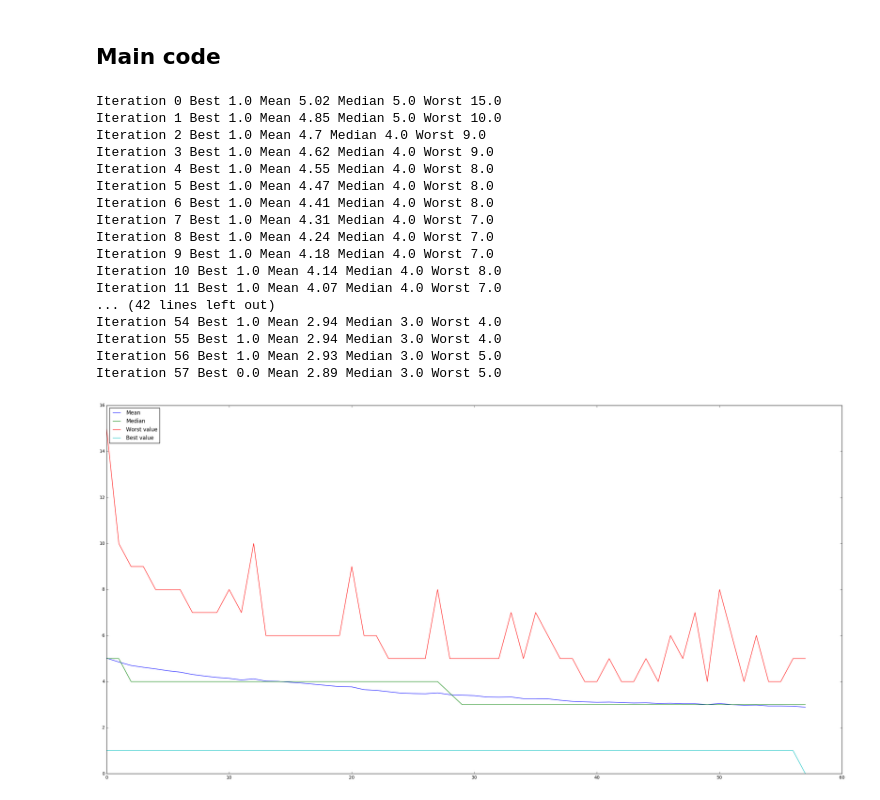
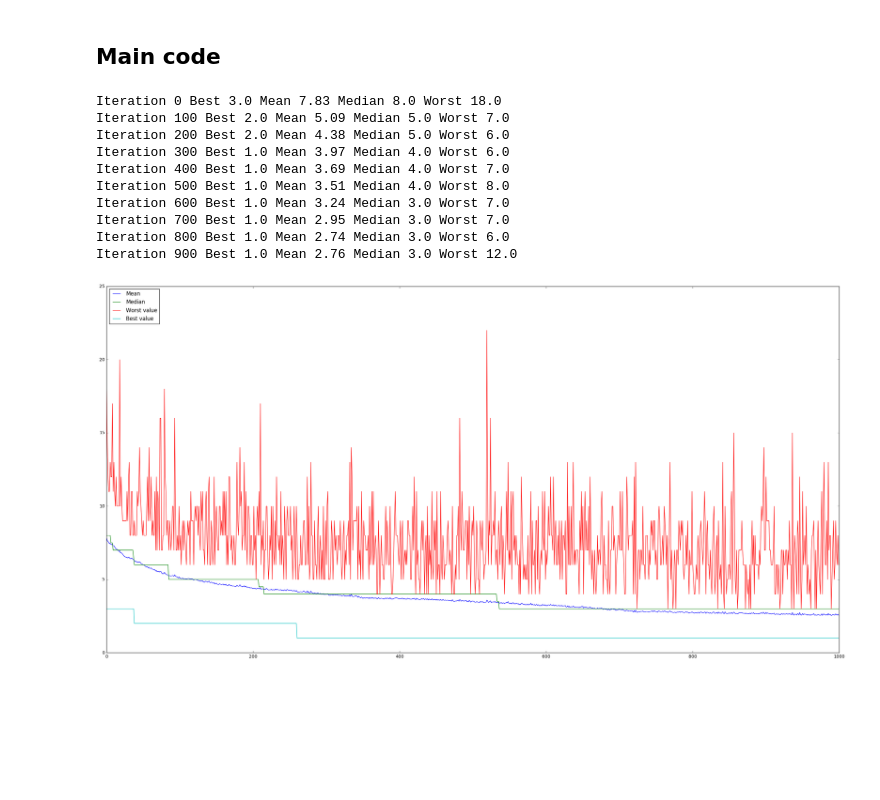
Before and after one commit to dtamarkov/evolutionary_algorithms, a Jupyter notebook: genetic_algorithm_nqueens.ipynb, the cells around one changed output. Saved outputs shown, nothing was run; the diff lists cells and outputs as text; code cells hidden in the pictures; blank space fills up the shorter version.

```diff
--- a/genetic_algorithm_nqueens.ipynb
+++ b/genetic_algorithm_nqueens.ipynb
@@ -137,62 +79,60 @@ def replace_gen(population, children):
 
 import numpy as np
 import matplotlib.pyplot as plt
+import evolutionary.mutations as mutation
+import evolutionary.crossovers as crossover
+import evolutionary.selections as selection
+
 %matplotlib inline
 
 # Initalize vars
-n_queens = 8
+n_queens = 12
 n_population = 100
 n_iterations = 1000
 mean = np.empty(0)
 median = np.empty(0)
 worst = np.empty(0)
 best = np.empty(0)
 
 # Create all the population
 population = initialization(n_population, n_queens)
 
 # Iterate simulating the evolutionary process
 for i in range(n_iterations):
     fitness = fitness_function(population)
 
     mean = np.append(mean, np.mean(fitness))
     median = np.append(median, np.median(fitness))
     worst = np.append(worst, np.max(fitness))
     best = np.append(best, np.min(fitness))
-    print "Iteration", i, "Best", best[i], "Mean", mean[i], "Median", median[i], "Worst", worst[i]
+    if i%100 == 0:
+        print "Iteration", i, "Best", best[i], "Mean", mean[i], "Median", median[i], "Worst", worst[i]
 
     if best[i] == 0: break
-    parents = select_gen(population)
-    children = recombination(parents, n_queens)
-    children = mutate_gen(children)
+    parents = selection.tournament(population, fitness, 5, 1, iterations=2)
+    children = crossover.simple_permutation(parents)
+    children = mutation.pos_swapping(children, 0.8)
     population = replace_gen(population, children)
 
 if i > 0:
     x = np.arange(0,i+1)
     plt.figure(1,[30, 15])
     plt.plot(x, mean)
     plt.plot(x, median)
     plt.plot(x, worst,)
     plt.plot(x, best)
     plt.legend(['Mean', 'Median', 'Worst value', 'Best value'], loc='upper left')
 
     plt.show()
 # %% [output]
-Iteration 0 Best 1.0 Mean 5.02 Median 5.0 Worst 15.0
-Iteration 1 Best 1.0 Mean 4.85 Median 5.0 Worst 10.0
-Iteration 2 Best 1.0 Mean 4.7 Median 4.0 Worst 9.0
-Iteration 3 Best 1.0 Mean 4.62 Median 4.0 Worst 9.0
-Iteration 4 Best 1.0 Mean 4.55 Median 4.0 Worst 8.0
-Iteration 5 Best 1.0 Mean 4.47 Median 4.0 Worst 8.0
-Iteration 6 Best 1.0 Mean 4.41 Median 4.0 Worst 8.0
-Iteration 7 Best 1.0 Mean 4.31 Median 4.0 Worst 7.0
-Iteration 8 Best 1.0 Mean 4.24 Median 4.0 Worst 7.0
-Iteration 9 Best 1.0 Mean 4.18 Median 4.0 Worst 7.0
-Iteration 10 Best 1.0 Mean 4.14 Median 4.0 Worst 8.0
-Iteration 11 Best 1.0 Mean 4.07 Median 4.0 Worst 7.0
-... (42 lines left out)
-Iteration 54 Best 1.0 Mean 2.94 Median 3.0 Worst 4.0
-Iteration 55 Best 1.0 Mean 2.94 Median 3.0 Worst 4.0
-Iteration 56 Best 1.0 Mean 2.93 Median 3.0 Worst 5.0
-Iteration 57 Best 0.0 Mean 2.89 Median 3.0 Worst 5.0
+Iteration 0 Best 3.0 Mean 7.83 Median 8.0 Worst 18.0
+Iteration 100 Best 2.0 Mean 5.09 Median 5.0 Worst 7.0
+Iteration 200 Best 2.0 Mean 4.38 Median 5.0 Worst 6.0
+Iteration 300 Best 1.0 Mean 3.97 Median 4.0 Worst 6.0
+Iteration 400 Best 1.0 Mean 3.69 Median 4.0 Worst 7.0
+Iteration 500 Best 1.0 Mean 3.51 Median 4.0 Worst 8.0
+Iteration 600 Best 1.0 Mean 3.24 Median 3.0 Worst 7.0
+Iteration 700 Best 1.0 Mean 2.95 Median 3.0 Worst 7.0
+Iteration 800 Best 1.0 Mean 2.74 Median 3.0 Worst 6.0
+Iteration 900 Best 1.0 Mean 2.76 Median 3.0 Worst 12.0
-[figure, old version]
+[figure, new version]
```
Also changed, not shown: parts of 5 cells of this notebook, 18 other files.
